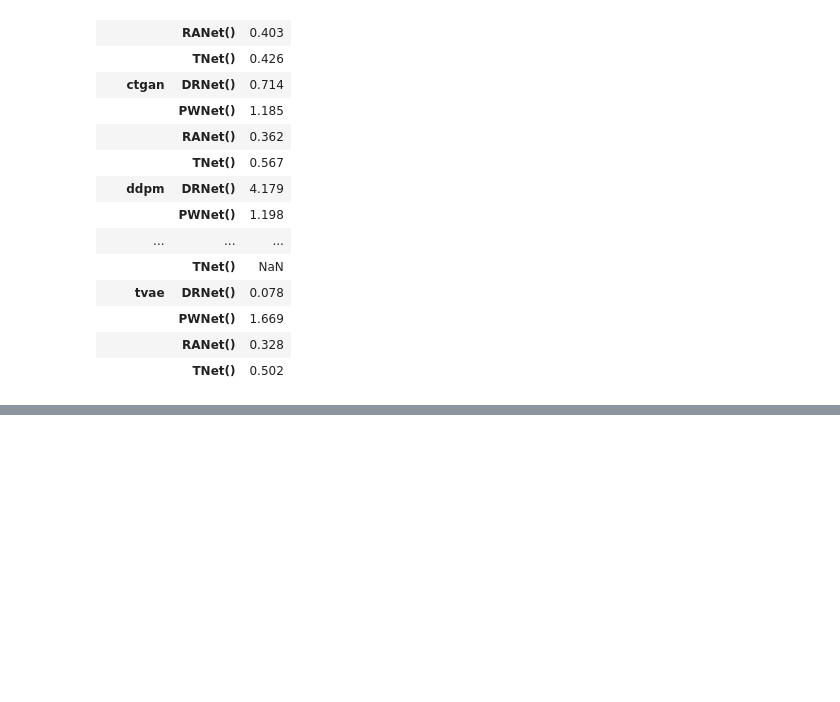
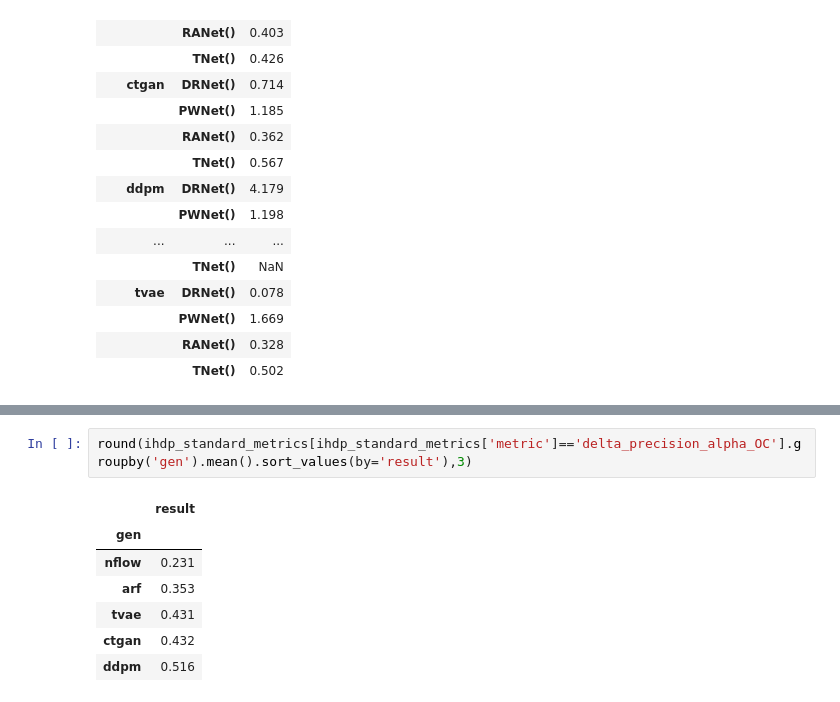
Before and after one commit to harrya32/causal_synthetic_data, a Jupyter notebook: Experiments/CATE results.ipynb, the cells around one changed output, grey strips where cells are left out. Saved outputs shown, nothing was run; the diff lists cells and outputs as text; blank space fills up the shorter version.

```diff
--- a/Experiments/CATE results.ipynb
+++ b/Experiments/CATE results.ipynb
@@ -91,0 +126,10 @@ round(acic_results.groupby(['gen_type', 'learner']).std(), 3)
+# %%
+round(ihdp_standard_metrics[ihdp_standard_metrics['metric']=='delta_precision_alpha_OC'].groupby('gen').mean().sort_values(by='result'),3)
+# %% [output]
+|  | result |
+| gen |  |
+| nflow | 0.231 |
+| arf | 0.353 |
+| tvae | 0.431 |
+| ctgan | 0.432 |
+| ddpm | 0.516 |
```
Also changed, not shown: parts of 10 cells of this notebook, 53 other files.
